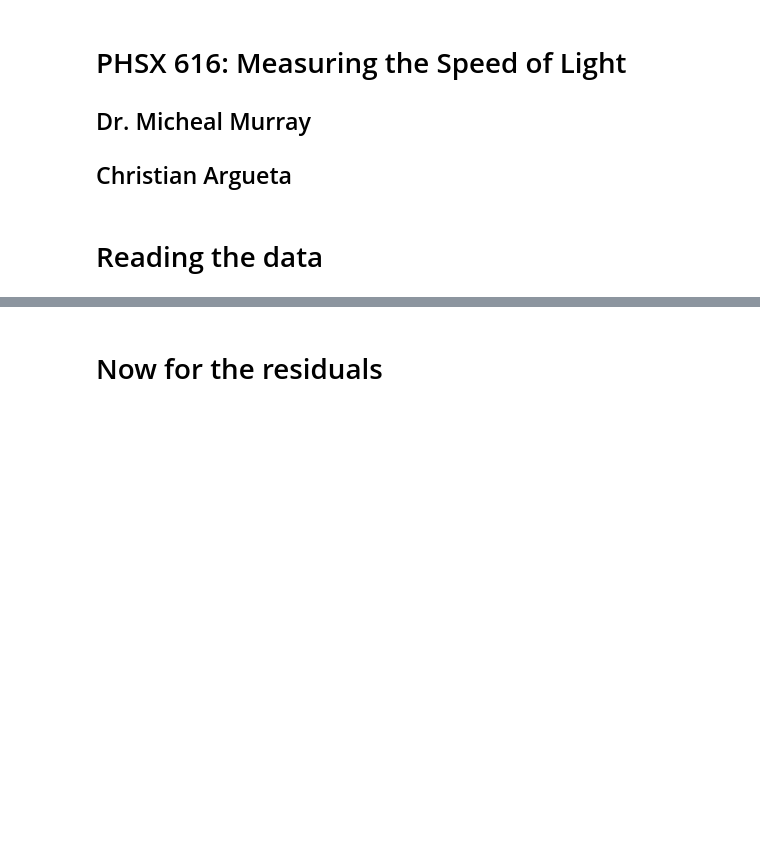
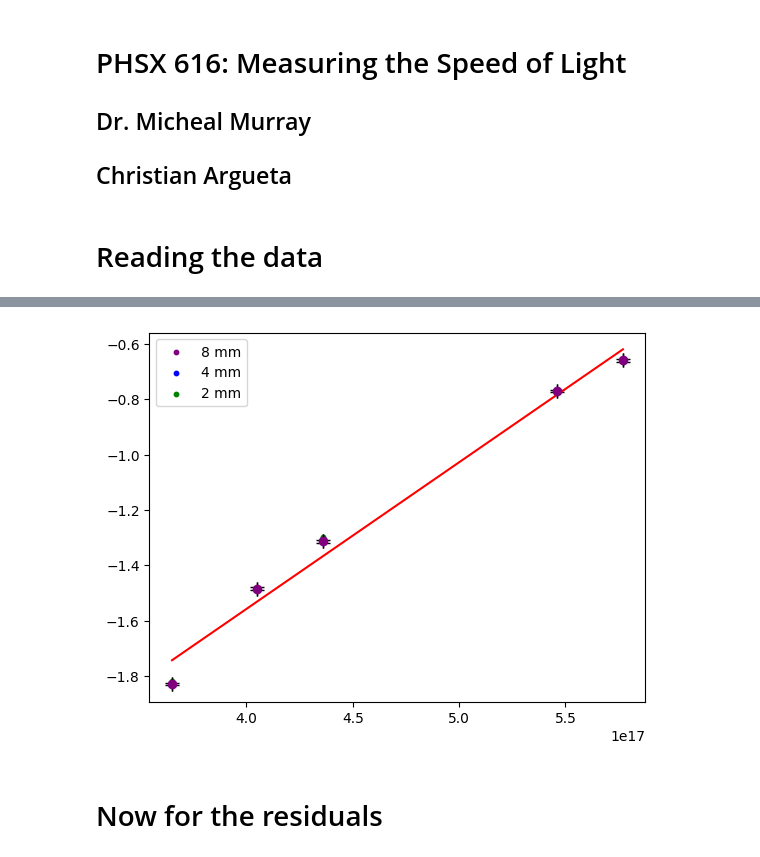
Before and after one commit to ChristianArgueta/PHSX-616, a Jupyter notebook: Photoelectric Effect.ipynb, the cells around one changed output, grey strips where cells are left out. Saved outputs shown, nothing was run; the diff lists cells and outputs as text; code cells hidden in the pictures; blank space fills up the shorter version.

```diff
--- a/Photoelectric Effect.ipynb
+++ b/Photoelectric Effect.ipynb
@@ -236,0 +97,73 @@ plt.show()
+# %%
+def linear_fit(x, m, b):
+    return m * x + b
+
+# Perform curve fitting for each dataset
+popt1, _ = curve_fit(linear_fit, LAM1, VStop1)
+popt2, _ = curve_fit(linear_fit, LAM2, VStop2)
+popt3, _ = curve_fit(linear_fit, LAM3, VStop3)
+
+YaxisError = 0.005
+xaxisError = popt3[0] * YaxisError
+print(xaxisError)
+
+# Plotting the scatter plots
+plt.scatter(LAM1, VStop1, label='8 mm', color='purple', s=10)
+plt.scatter(LAM2, VStop2, label='4 mm', color='blue', s=10)
+plt.scatter(LAM3, VStop3, label='2 mm', color='green', s=10)
+plt.errorbar(LAM1, VStop1, xerr=xaxisError, yerr=YaxisError, fmt='o', color='purple', ecolor='black', capsize=5)
+
+# Plotting the linear fit lines
+xFit = np.linspace(min(min(LAM1), min(LAM2), min(LAM3)), max(max(LAM1), max(LAM2), max(LAM3)), 13)
+yFit1 = linear_fit(xFit, *popt1)
+yFit2 = linear_fit(xFit, *popt2)
+yFit3 = linear_fit(xFit, *popt3)
+
+#Make one fit line for all the data by averaging the slopes and intercepts
+m = (popt1[0] + popt2[0] + popt3[0]) / 3
+b = (popt1[1] + popt2[1] + popt3[1]) / 3
+yFit4 = linear_fit(xFit, m, b)
+
+
+def linear_fit(x, m, b):
+    return m * x + b
+
+# Calculate residuals and Chi-square for each dataset
+def chi_square(observed, expected):
+    return np.sum((observed - expected) ** 2)
+
+
+
+chi_square_values = []
+for lam, vstop, popt in zip([LAM1, LAM2, LAM3], [VStop1, VStop2, VStop3], [popt1, popt2, popt3]):
+    y_fit = linear_fit(lam, *popt)
+    chi_sq = chi_square(vstop, y_fit)
+    chi_square_values.append(chi_sq)
+
+# Calculating the overall Chi-square for the averaged fit
+all_lams = np.concatenate((LAM1, LAM2, LAM3))
+all_vstops = np.concatenate((VStop1, VStop2, VStop3))
+yFit_all = linear_fit(all_lams, m, b)
+overall_chi_sq = chi_square(all_vstops, yFit_all)
+
+# Print Chi-square values
+for i, chi_sq in enumerate(chi_square_values, 1):
+    print(f"Chi-square for dataset {i}: {chi_sq}")
+print(f"Overall Chi-square for the averaged fit: {overall_chi_sq}")
+
+#Calculate the degrees of freedom
+dof = len(all_lams) - 2
+print(f"Degrees of freedom: {dof}")
+
+#Calculate the p-value
+
+
+p_value = 1 - chi2.cdf(overall_chi_sq, dof)
+print(f"P-value: {p_value}")
+
+
+# Continue with your plotting code
+plt.plot(xFit, yFit4, 'red')
+plt.legend()
+plt.show()
+# %% [output]
@@ -237,2 +177,3 @@ plt.show()
+[figure, added]
 # %% [markdown]
 # Now for the residuals
```
Also changed, not shown: parts of 32 cells of this notebook.
